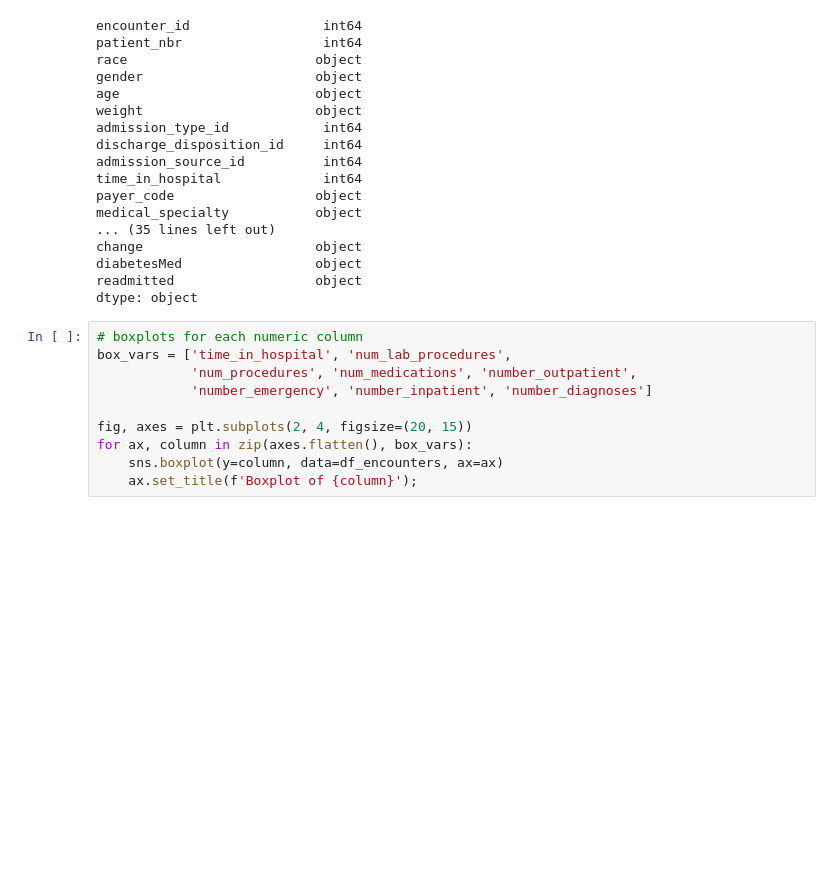
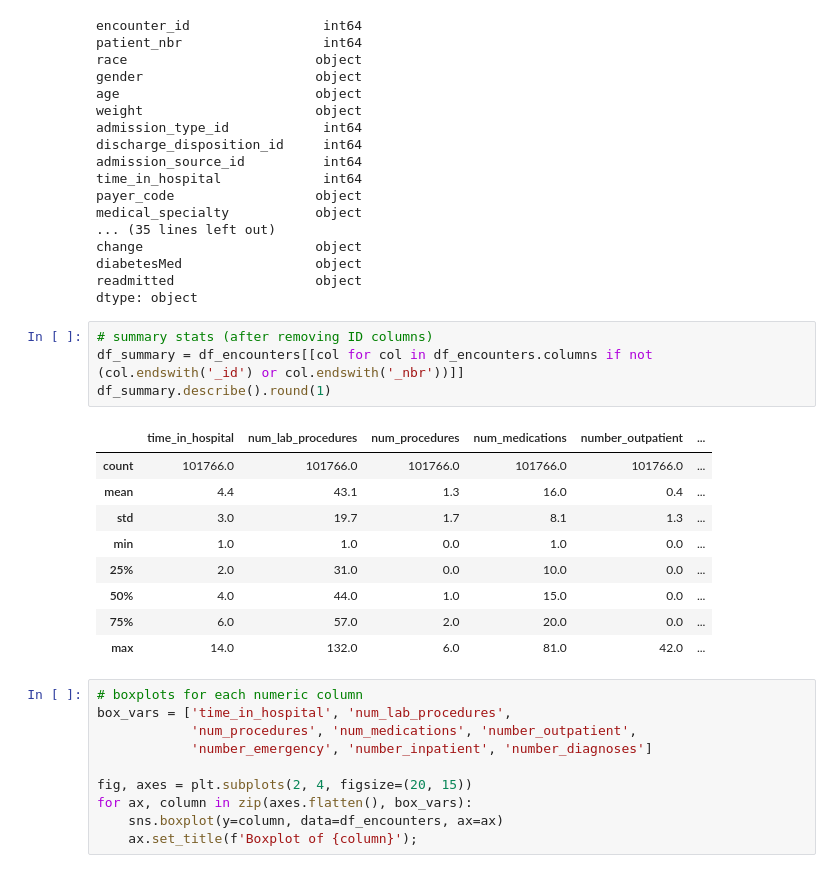
Before and after one commit to stevenworthington/cs109a_final_project, a Jupyter notebook: code/preprocessing.ipynb, the cells around one changed output. Drawn from its saved outputs; the diff is of its cells as text; blank space fills up the shorter version.

```diff
--- a/code/preprocessing.ipynb
+++ b/code/preprocessing.ipynb
@@ -43,6 +43,20 @@ change                      object
 diabetesMed                 object
 readmitted                  object
 dtype: object
+# %%
+# summary stats (after removing ID columns)
+df_summary = df_encounters[[col for col in df_encounters.columns if not (col.endswith('_id') or col.endswith('_nbr'))]]
+df_summary.describe().round(1)
+# %% [output]
+|  | time_in_hospital | num_lab_procedures | num_procedures | num_medications | number_outpatient | ... |
+| count | 101766.0 | 101766.0 | 101766.0 | 101766.0 | 101766.0 | ... |
+| mean | 4.4 | 43.1 | 1.3 | 16.0 | 0.4 | ... |
+| std | 3.0 | 19.7 | 1.7 | 8.1 | 1.3 | ... |
+| min | 1.0 | 1.0 | 0.0 | 1.0 | 0.0 | ... |
+| 25% | 2.0 | 31.0 | 0.0 | 10.0 | 0.0 | ... |
+| 50% | 4.0 | 44.0 | 1.0 | 15.0 | 0.0 | ... |
+| 75% | 6.0 | 57.0 | 2.0 | 20.0 | 0.0 | ... |
+| max | 14.0 | 132.0 | 6.0 | 81.0 | 42.0 | ... |
 # %%
 # boxplots for each numeric column
 box_vars = ['time_in_hospital', 'num_lab_procedures',
```
